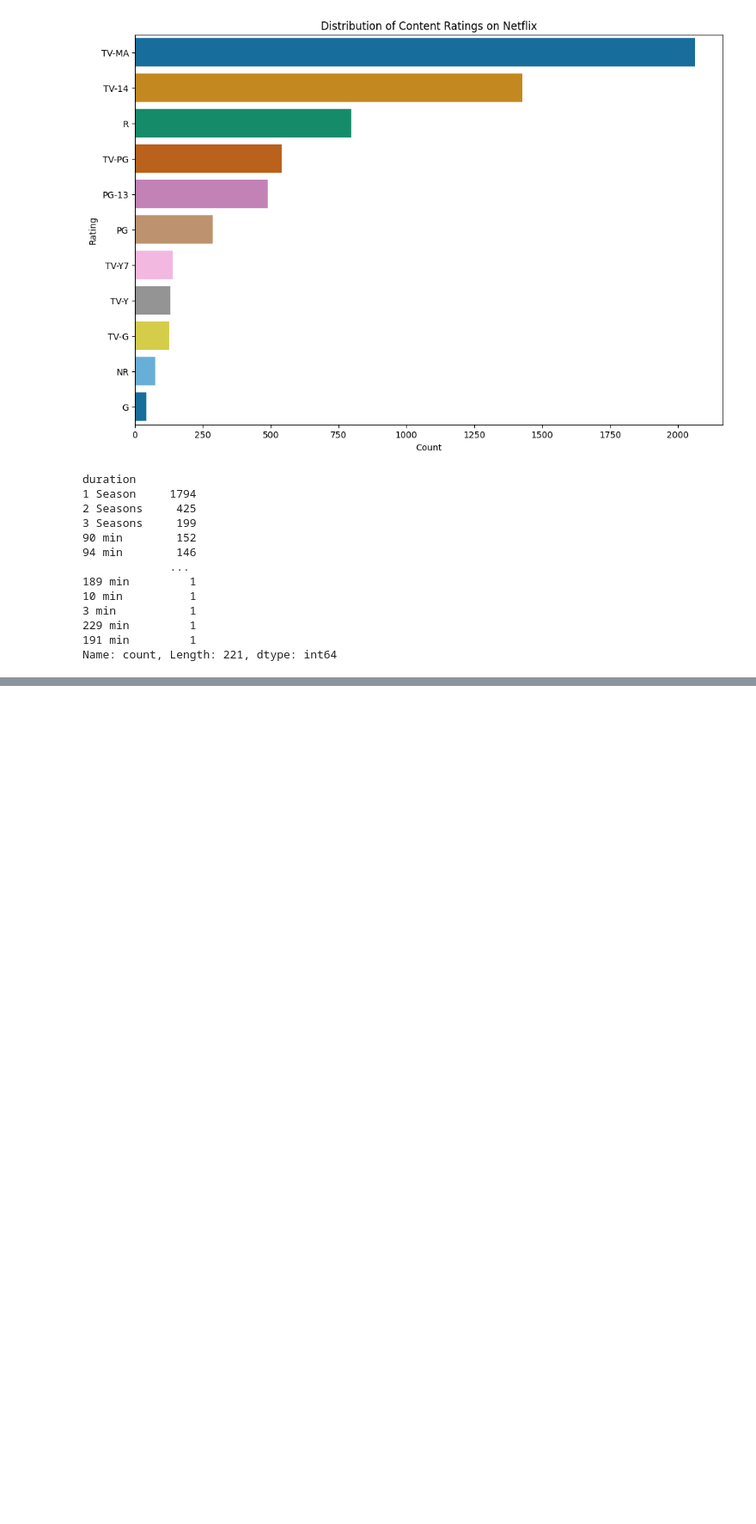
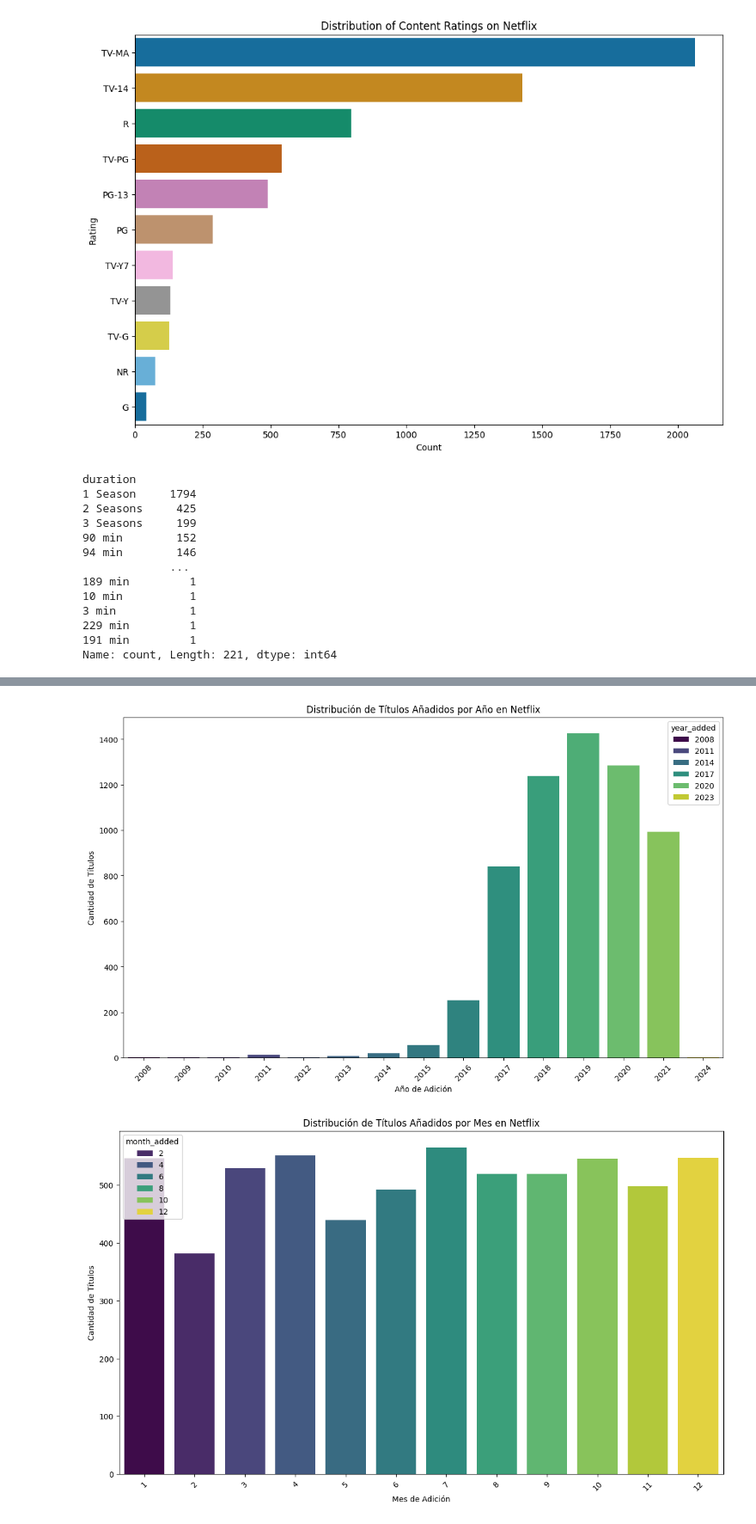
Before and after one commit to ju4n-avendanoa/Data_Netflix, a Jupyter notebook: main.ipynb, the cells around one changed output, grey strips where cells are left out. Shown at 86% size. Saved outputs shown, nothing was run; the diff lists cells and outputs as text; code cells hidden in the pictures; blank space fills up the shorter version.

```diff
--- a/main.ipynb
+++ b/main.ipynb
@@ -366,0 +377,63 @@ Name: count, Length: 75, dtype: int64
+# %%
+
+# Extraer el año y el mes de la fecha de adición
+movies.loc[:, 'year_added'] = movies['date_added'].dt.year
+movies.loc[:, 'month_added'] = movies['date_added'].dt.month
+
+# Contar la cantidad de títulos añadidos por año
+movies_year_added_counts = movies['year_added'].value_counts().sort_index()
+print(movies_year_added_counts)
+
+# Contar la cantidad de títulos añadidos por mes
+movies_month_added_counts = movies['month_added'].value_counts().sort_index()
+print(movies_month_added_counts)
+
+# Visualización de la distribución de títulos añadidos por año
+plt.figure(figsize=(14, 8))
+sns.barplot(x=movies_year_added_counts.index, y=movies_year_added_counts.values, palette='viridis', hue=movies_year_added_counts.index)
+plt.title('Distribución de Títulos Añadidos por Año en Netflix')
+plt.xlabel('Año de Adición')
+plt.ylabel('Cantidad de Títulos')
+plt.xticks(rotation=45)
+plt.show()
+
+# Visualización de la distribución de títulos añadidos por mes
+plt.figure(figsize=(14, 8))
+sns.barplot(x=movies_month_added_counts.index, y=movies_month_added_counts.values, palette='viridis', hue=movies_month_added_counts.index)
+plt.title('Distribución de Títulos Añadidos por Mes en Netflix')
+plt.xlabel('Mes de Adición')
+plt.ylabel('Cantidad de Títulos')
+plt.xticks(rotation=45)
+plt.show()
+
+
+# Extraer el año y el mes de la fecha de adición
+tv_shows.loc[:, 'year_added'] = tv_shows['date_added'].dt.year
+tv_shows.loc[:, 'month_added'] = tv_shows['date_added'].dt.month
+
+# Contar la cantidad de títulos añadidos por año
+tvshows_year_added_counts = tv_shows['year_added'].value_counts().sort_index()
+print(tvshows_year_added_counts)
+
+# Contar la cantidad de títulos añadidos por mes
+tvshows_month_added_counts = tv_shows['month_added'].value_counts().sort_index()
+print(tvshows_month_added_counts)
+
+# Visualización de la distribución de títulos añadidos por año
+plt.figure(figsize=(14, 8))
+sns.barplot(x=tvshows_year_added_counts.index, y=tvshows_year_added_counts.values, palette='viridis', hue=tvshows_year_added_counts.index)
+plt.title('Distribución de Títulos Añadidos por Año en Netflix')
+plt.xlabel('Año de Adición')
+plt.ylabel('Cantidad de Títulos')
+plt.xticks(rotation=45)
+plt.show()
+
+# Visualización de la distribución de títulos añadidos por mes
+plt.figure(figsize=(14, 8))
+sns.barplot(x=tvshows_month_added_counts.index, y=tvshows_month_added_counts.values, palette='viridis', hue=tvshows_month_added_counts.index)
+plt.title('Distribución de Títulos Añadidos por Mes en Netflix')
+plt.xlabel('Mes de Adición')
+plt.ylabel('Cantidad de Títulos')
+plt.xticks(rotation=45)
+plt.show()
+# %% [output]
@@ -366,0 +457,2 @@ Name: count, Length: 75, dtype: int64
+[figure, added]
+[figure, added]
```
Also changed, not shown: parts of 8 cells of this notebook.
